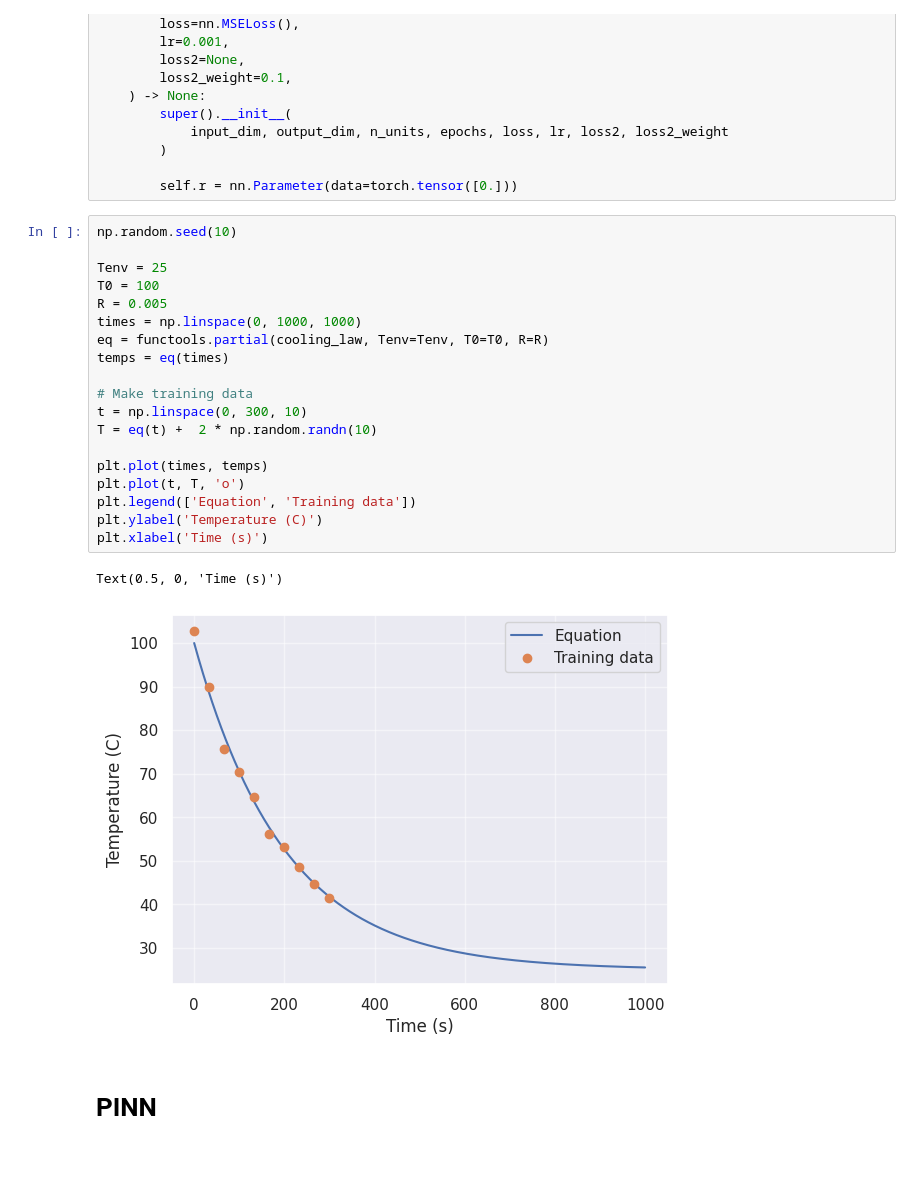
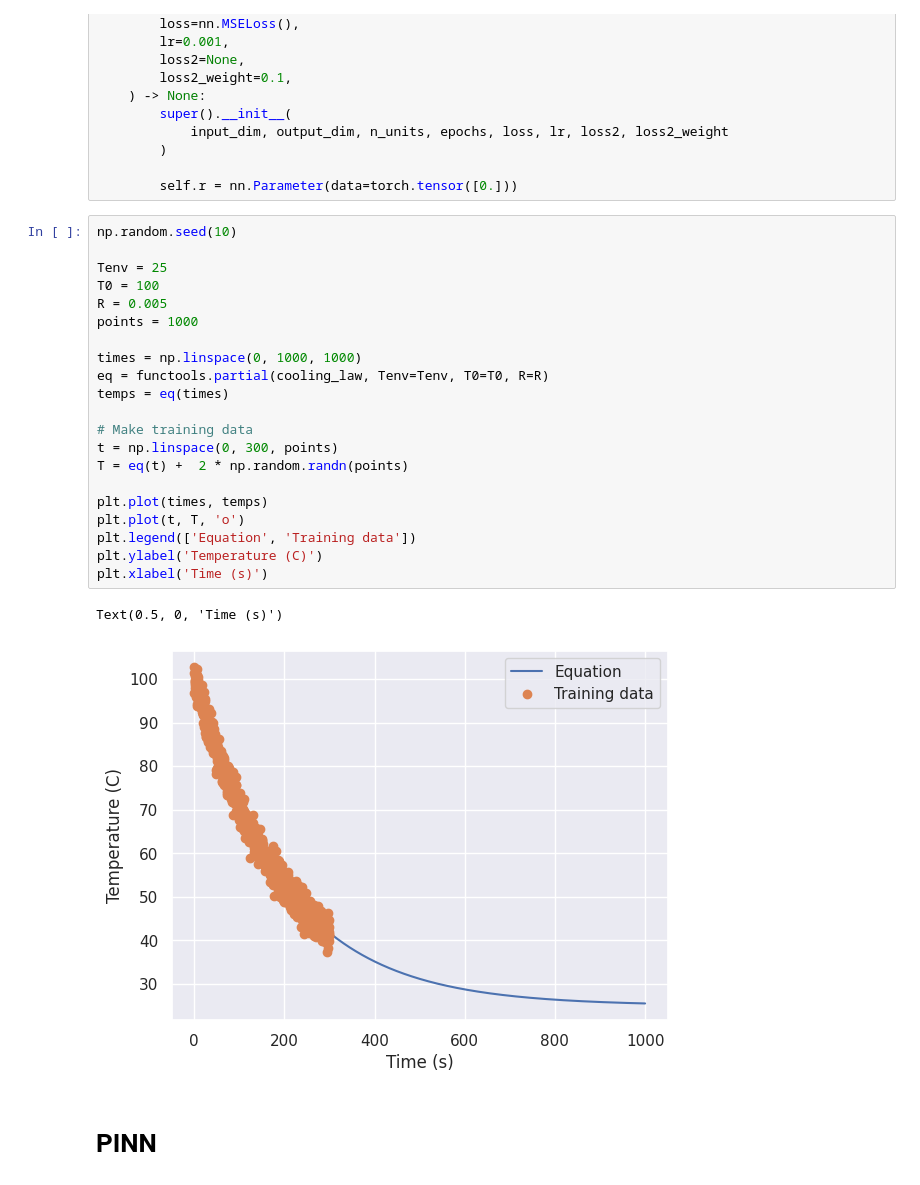
Before and after one commit to MrzAhmadi/PINNs, a Jupyter notebook: experiment/cooling_rate/cooling_rate.ipynb, the cells around one changed output. Drawn from its saved outputs; the diff is of its cells as text.

Commit message:
Increases the points

```diff
--- a/experiment/cooling_rate/cooling_rate.ipynb
+++ b/experiment/cooling_rate/cooling_rate.ipynb
@@ -125,25 +125,27 @@ class NetDiscovery(Net):
 # %%
 np.random.seed(10)
 
 Tenv = 25
 T0 = 100
 R = 0.005
+points = 1000
+
 times = np.linspace(0, 1000, 1000)
 eq = functools.partial(cooling_law, Tenv=Tenv, T0=T0, R=R)
 temps = eq(times)
 
 # Make training data
-t = np.linspace(0, 300, 10)
-T = eq(t) +  2 * np.random.randn(10)
+t = np.linspace(0, 300, points)
+T = eq(t) +  2 * np.random.randn(points)
 
 plt.plot(times, temps)
 plt.plot(t, T, 'o')
 plt.legend(['Equation', 'Training data'])
 plt.ylabel('Temperature (C)')
 plt.xlabel('Time (s)')
 # %% [output]
 Text(0.5, 0, 'Time (s)')
-[figure, old version]
+[figure, new version]
 # %% [markdown]
 # PINN
 # %%
```
Also changed, not shown: parts of 6 cells of this notebook.
